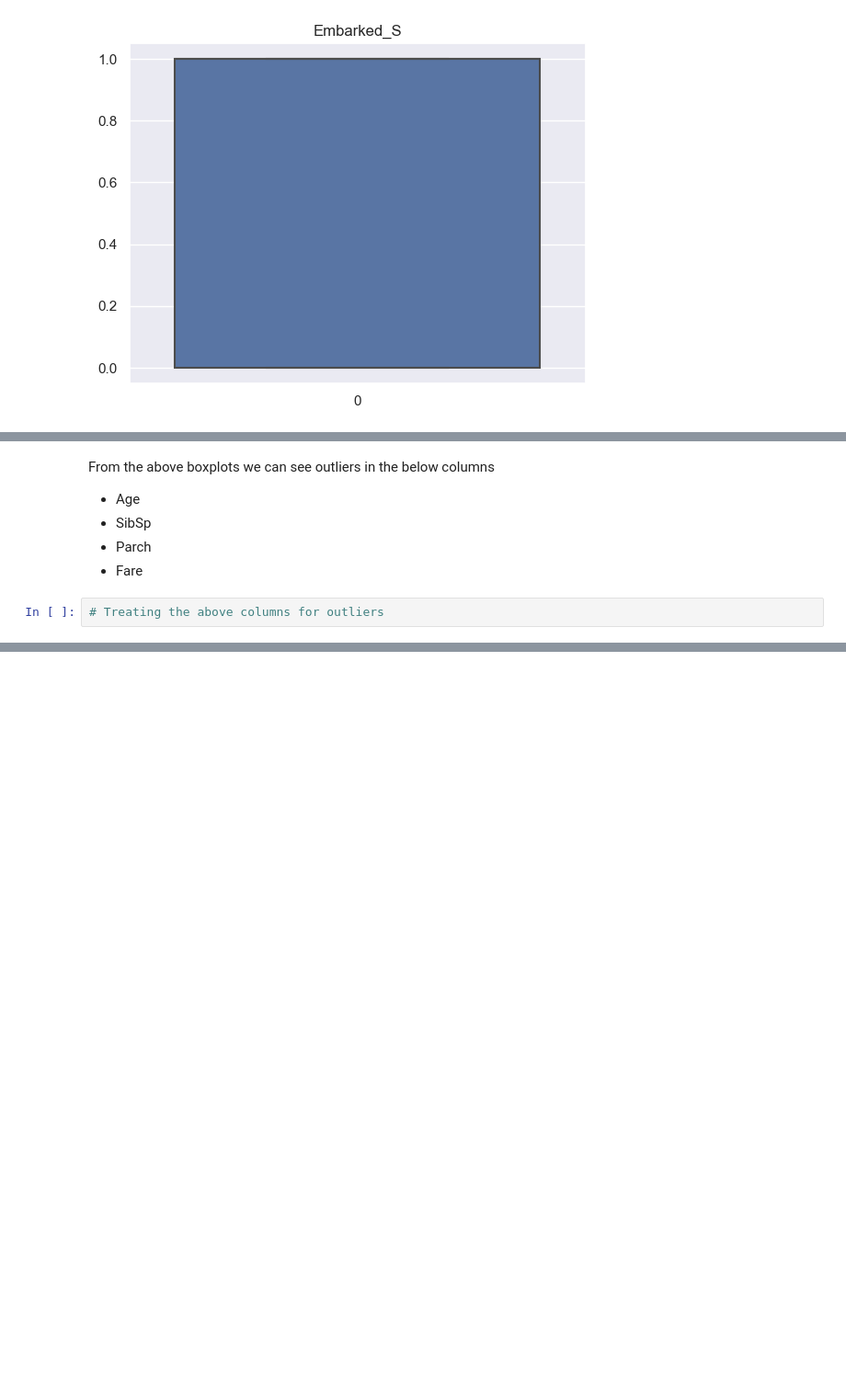
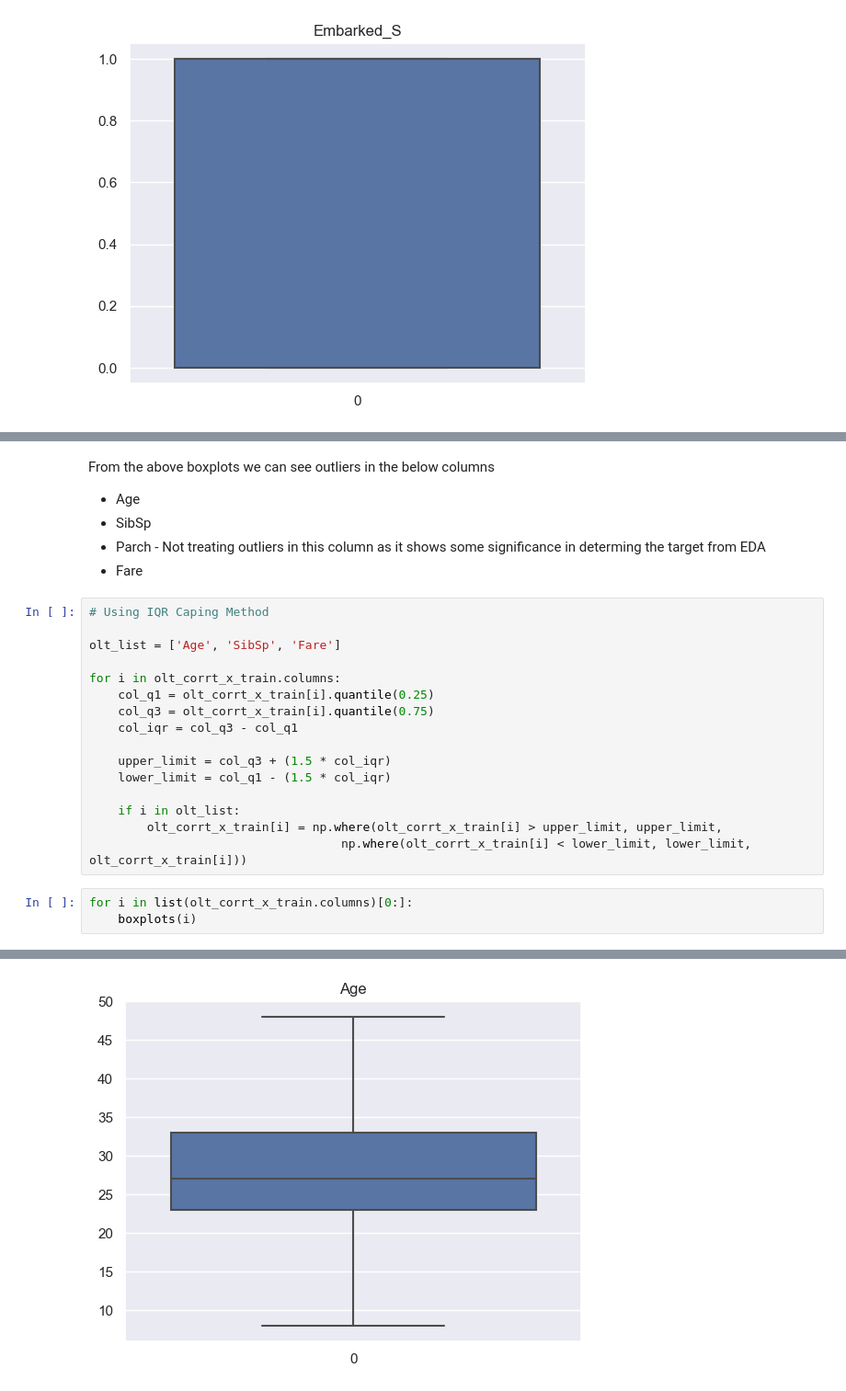
Before and after one commit to younusmohamed77/CodSoft, a Jupyter notebook: 01_Titanic Survival Prediction.ipynb, the cells around one changed output, grey strips where cells are left out. Shown at 92% size. Drawn from its saved outputs; the diff is of its cells as text; blank space fills up the shorter version.

```diff
--- a/01_Titanic Survival Prediction.ipynb
+++ b/01_Titanic Survival Prediction.ipynb
@@ -2377,7 +2343,25 @@ for i in list(olt_corrt_x_train.columns)[0:]:
 From the above boxplots we can see outliers in the below columns
    - Age
    - SibSp
-   - Parch
+   - Parch - Not treating outliers in this column as it shows some significance in determing the target from EDA
    - Fare
-# %%
-# Treating the above columns for outliers
+# %%
+# Using IQR Caping Method
+
+olt_list = ['Age', 'SibSp', 'Fare']
+
+for i in olt_corrt_x_train.columns:
+    col_q1 = olt_corrt_x_train[i].quantile(0.25)
+    col_q3 = olt_corrt_x_train[i].quantile(0.75)
+    col_iqr = col_q3 - col_q1
+
+    upper_limit = col_q3 + (1.5 * col_iqr)
+    lower_limit = col_q1 - (1.5 * col_iqr)
+
+    if i in olt_list:
+        olt_corrt_x_train[i] = np.where(olt_corrt_x_train[i] > upper_limit, upper_limit,
+                                   np.where(olt_corrt_x_train[i] < lower_limit, lower_limit, olt_corrt_x_train[i]))
+# %%
+for i in list(olt_corrt_x_train.columns)[0:]:
+    boxplots(i)
+# %% [output]
@@ -2383,0 +2369 @@ From the above boxplots we can see outliers in the below columns
+[figure, added]
```
Also changed, not shown: parts of 46 cells of this notebook.
